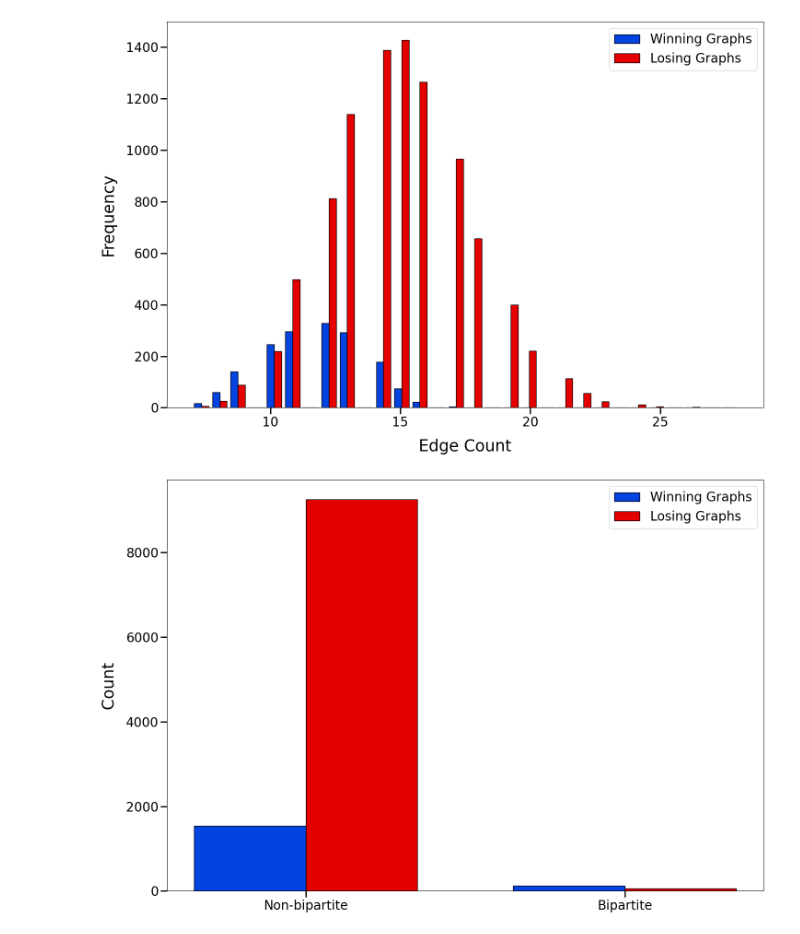
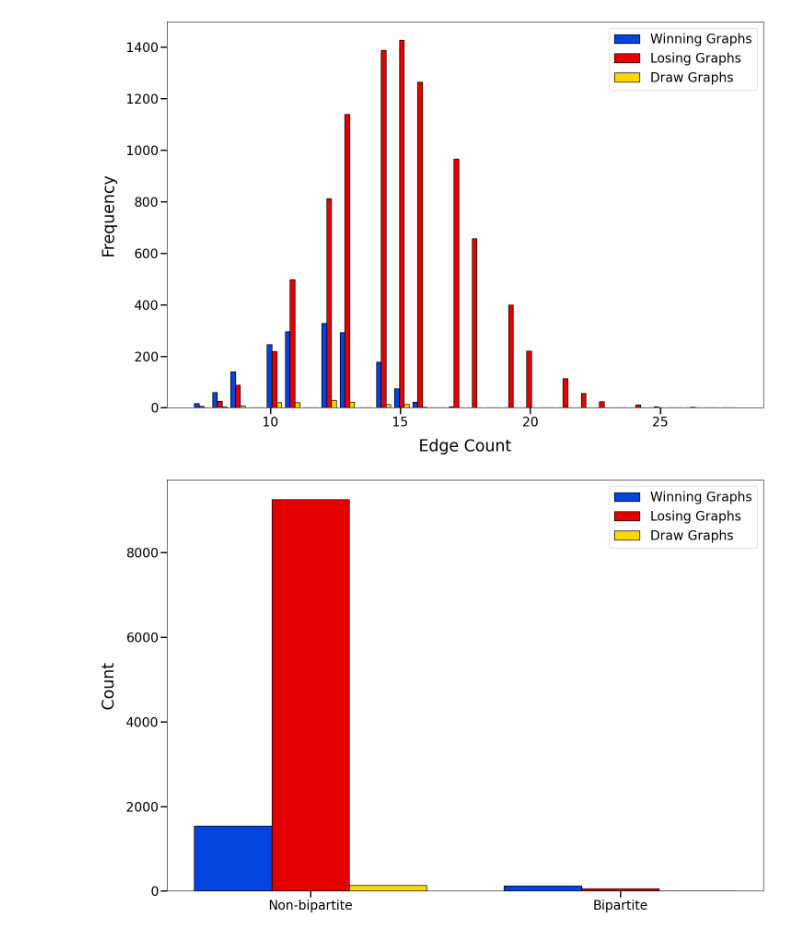
Before and after one commit to Mostafa-Atallah2020/ctqw-matching-decomp, a Jupyter notebook: examples/winning graphs properties.ipynb, the cells around one changed output. Drawn from its saved outputs; the diff is of its cells as text; code cells hidden in the pictures.

Commit message:
Update code for operator norm differences and other graphs

```diff
--- a/examples/winning graphs properties.ipynb
+++ b/examples/winning graphs properties.ipynb
@@ -115,8 +118,10 @@ def collect_graph_properties(filename):
 
     return properties
 # %%
+# Define colors for three categories
 WINNING_COLOR = '#0343df'  # blue
 LOSING_COLOR = '#e50000'   # red
+DRAW_COLOR = '#ffd700'     # yellow
 
 plt.rcParams['font.size'] = 20
 plt.rcParams['axes.labelsize'] = 25
@@ -125,19 +130,23 @@ plt.rcParams['xtick.labelsize'] = 20
 plt.rcParams['ytick.labelsize'] = 20
 plt.rcParams['legend.fontsize'] = 20
 
+# Collect properties for all three categories
 winning_props = collect_graph_properties('../data/graphs/negative_graphs.g6')
 losing_props = collect_graph_properties('../data/graphs/positive_graphs.g6')
+draw_props = collect_graph_properties('../data/graphs/zero_graphs.g6')
 
 plots_folder = '../data/plots/'
 
-def plot_comparison_histogram(win_data, lose_data, title, xlabel, ylabel, filename):
+def plot_comparison_histogram(win_data, lose_data, draw_data, title, xlabel, ylabel, filename):
     plt.figure(figsize=(15, 10))
 
-    all_data = np.concatenate([win_data, lose_data])
+    all_data = np.concatenate([win_data, lose_data, draw_data])
     bins = np.histogram(all_data, bins=30)[1]  # Get the bin edges
 
-    plt.hist([win_data, lose_data], bins=bins, label=['Winning Graphs', 'Losing Graphs'],
-             color=[WINNING_COLOR, LOSING_COLOR], histtype='bar', edgecolor='black')
+    plt.hist([win_data, lose_data, draw_data], bins=bins,
+             label=['Winning Graphs', 'Losing Graphs', 'Draw Graphs'],
+             color=[WINNING_COLOR, LOSING_COLOR, DRAW_COLOR],
+             histtype='bar', edgecolor='black')
 
     plt.title(title, pad=20)
     plt.xlabel(xlabel, labelpad=15)
@@ -149,17 +158,18 @@ def plot_comparison_histogram(win_data, lose_data, title, xlabel, ylabel, filena
     plt.savefig(filename, dpi=300, bbox_inches='tight')
     plt.show()
 
-
-def plot_comparison_bar(win_data, lose_data, title, xlabel, ylabel, filename):
+def plot_comparison_bar(win_data, lose_data, draw_data, title, xlabel, ylabel, filename):
     plt.figure(figsize=(15, 10))
 
     x = np.arange(2)
-    width = 0.35
+    width = 0.25  # Reduced width to fit three bars
 
-    plt.bar(x - width/2, [win_data[False], win_data[True]], width,
+    plt.bar(x - width, [win_data[False], win_data[True]], width,
            label='Winning Graphs', color=WINNING_COLOR, edgecolor='black')
-    plt.bar(x + width/2, [lose_data[False], lose_data[True]], width,
+    plt.bar(x, [lose_data[False], lose_data[True]], width,
            label='Losing Graphs', color=LOSING_COLOR, edgecolor='black')
+    plt.bar(x + width, [draw_data[False], draw_data[True]], width,
+           label='Draw Graphs', color=DRAW_COLOR, edgecolor='black')
 
     plt.title(title, pad=20)
     plt.xlabel(xlabel, labelpad=15)
@@ -172,9 +182,11 @@ def plot_comparison_bar(win_data, lose_data, title, xlabel, ylabel, filename):
     plt.savefig(filename, dpi=300, bbox_inches='tight')
     plt.show()
 
+# Generate all comparison plots
 plot_comparison_histogram(
     winning_props['edge_counts'],
     losing_props['edge_counts'],
+    draw_props['edge_counts'],
     '', 'Edge Count', 'Frequency',
     plots_folder+'edge_counts_comparison.pdf'
 )
@@ -182,6 +194,7 @@ plot_comparison_histogram(
 plot_comparison_bar(
     winning_props['bipartite_counts'],
     losing_props['bipartite_counts'],
+    draw_props['bipartite_counts'],
     '', '', 'Count',
     plots_folder+'bipartiteness_comparison.pdf'
 )
@@ -189,6 +202,7 @@ plot_comparison_bar(
 plot_comparison_histogram(
     winning_props['diameters'],
     losing_props['diameters'],
+    draw_props['diameters'],
     '', 'Diameter', 'Frequency',
     plots_folder+'diameters_comparison.pdf'
 )
@@ -196,37 +210,42 @@ plot_comparison_histogram(
 plot_comparison_histogram(
     winning_props['clique_numbers'],
     losing_props['clique_numbers'],
+    draw_props['clique_numbers'],
     '', 'Clique Number', 'Frequency',
     plots_folder+'clique_numbers_comparison.pdf'
 )
 
 plot_comparison_histogram(
     winning_props['max_degrees'],
     losing_props['max_degrees'],
+    draw_props['max_degrees'],
     '', 'Maximum Degree', 'Frequency',
     plots_folder+'max_degrees_comparison.pdf'
 )
 
 plot_comparison_histogram(
     winning_props['clustering_coefficients'],
     losing_props['clustering_coefficients'],
+    draw_props['clustering_coefficients'],
     '', 'Average Clustering Coefficient', 'Frequency',
     plots_folder+'clustering_coefficients_comparison.pdf'
 )
 
 plot_comparison_histogram(
     winning_props['group_sizes'],
     losing_props['group_sizes'],
+    draw_props['group_sizes'],
     '', 'Estimated Group Size', 'Frequency',
     plots_folder+'group_sizes_comparison.pdf'
 )
 
 plot_comparison_histogram(
     winning_props['orbit_counts'],
     losing_props['orbit_counts'],
+    draw_props['orbit_counts'],
     '', 'Estimated Number of Orbits', 'Frequency',
     plots_folder+'orbit_counts_comparison.pdf'
 )
 # %% [output]
-[figure, old version]
+[figure, new version]
-[figure, old version]
+[figure, new version]
```
Also changed, not shown: parts of 3 cells of this notebook, 12 other files.
